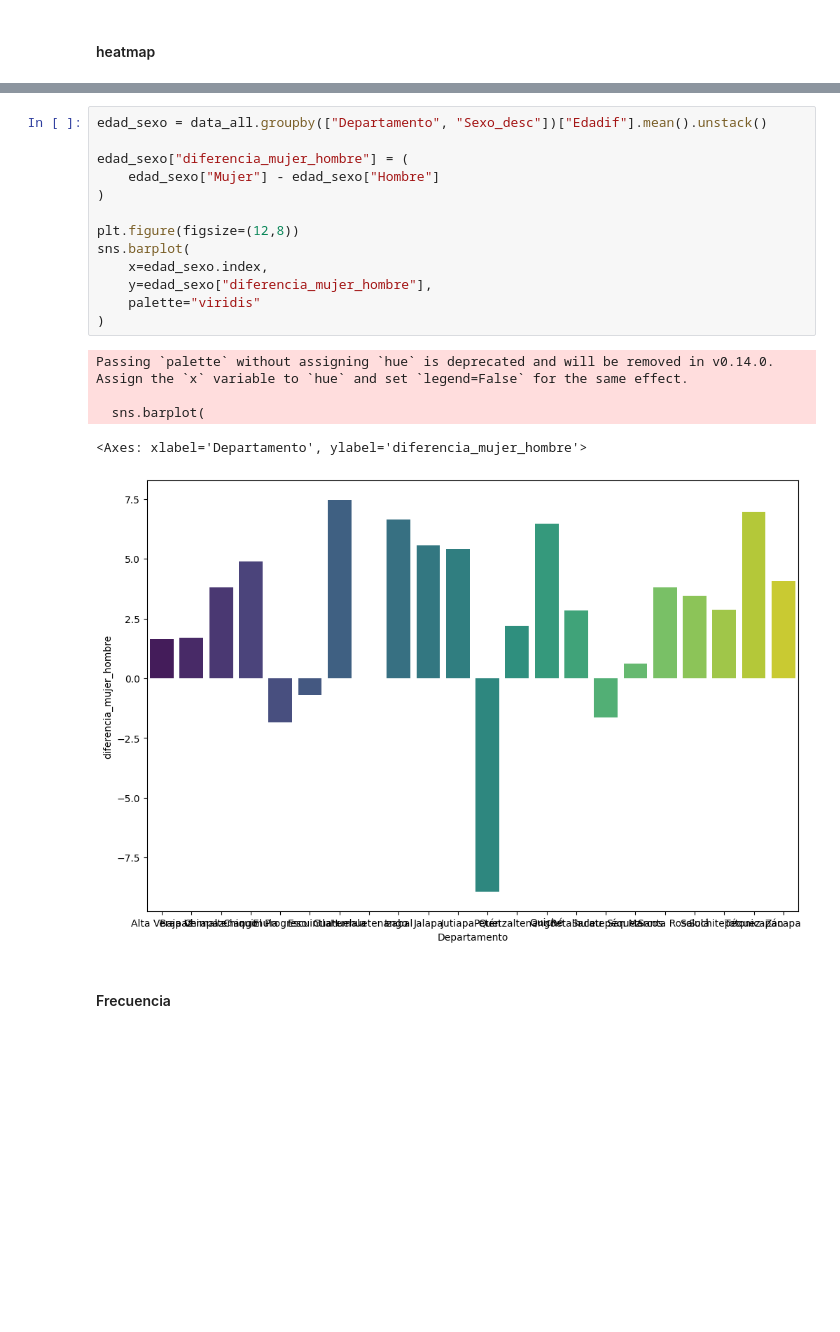
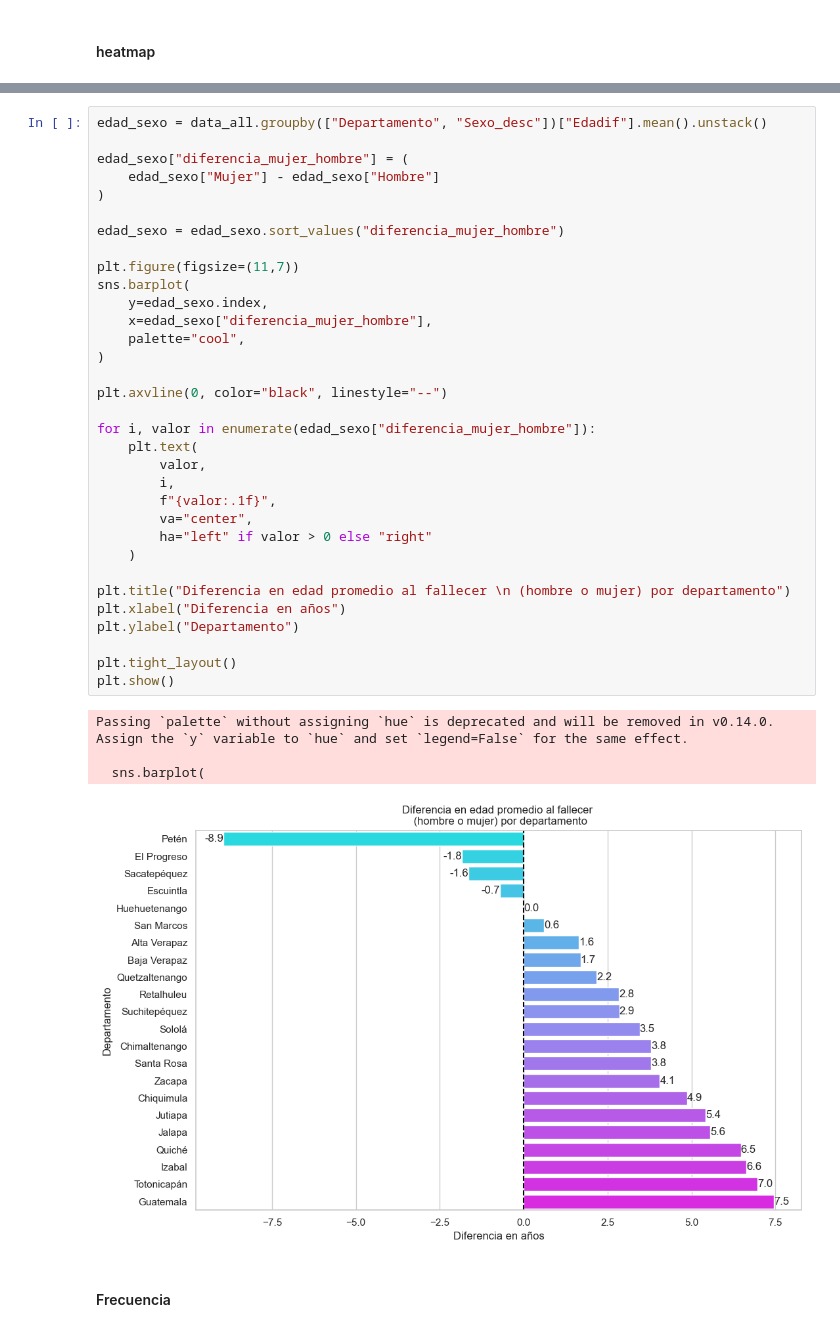
Before and after one commit to agabrielMej/Proyecto-MD-Grupo-2, a Jupyter notebook: notebooks/01_exploracion.ipynb, the cells around one changed output, grey strips where cells are left out. Drawn from its saved outputs; the diff is of its cells as text; blank space fills up the shorter version.

Commit message:
diferencia edad promedio por departamento

```diff
--- a/notebooks/01_exploracion.ipynb
+++ b/notebooks/01_exploracion.ipynb
@@ -695,22 +695,41 @@ plt.show()
 # %%
 edad_sexo = data_all.groupby(["Departamento", "Sexo_desc"])["Edadif"].mean().unstack()
 
 edad_sexo["diferencia_mujer_hombre"] = (
     edad_sexo["Mujer"] - edad_sexo["Hombre"]
 )
 
-plt.figure(figsize=(12,8))
+edad_sexo = edad_sexo.sort_values("diferencia_mujer_hombre")
+
+plt.figure(figsize=(11,7))
 sns.barplot(
-    x=edad_sexo.index,
-    y=edad_sexo["diferencia_mujer_hombre"],
-    palette="viridis"
+    y=edad_sexo.index,
+    x=edad_sexo["diferencia_mujer_hombre"],
+    palette="cool",
 )
+
+plt.axvline(0, color="black", linestyle="--")
+
+for i, valor in enumerate(edad_sexo["diferencia_mujer_hombre"]):
+    plt.text(
+        valor,
+        i,
+        f"{valor:.1f}",
+        va="center",
+        ha="left" if valor > 0 else "right"
+    )
+
+plt.title("Diferencia en edad promedio al fallecer \n (hombre o mujer) por departamento")
+plt.xlabel("Diferencia en años")
+plt.ylabel("Departamento")
+
+plt.tight_layout()
+plt.show()
 # %% [output]
-Passing `palette` without assigning `hue` is deprecated and will be removed in v0.14.0. Assign the `x` variable to `hue` and set `legend=False` for the same effect.
+Passing `palette` without assigning `hue` is deprecated and will be removed in v0.14.0. Assign the `y` variable to `hue` and set `legend=False` for the same effect.
 
   sns.barplot(
-<Axes: xlabel='Departamento', ylabel='diferencia_mujer_hombre'>
-[figure, old version]
+[figure, new version]
 # %% [markdown]
 #### Frecuencia
 # %%
```
Also changed, not shown: parts of 5 cells of this notebook.
